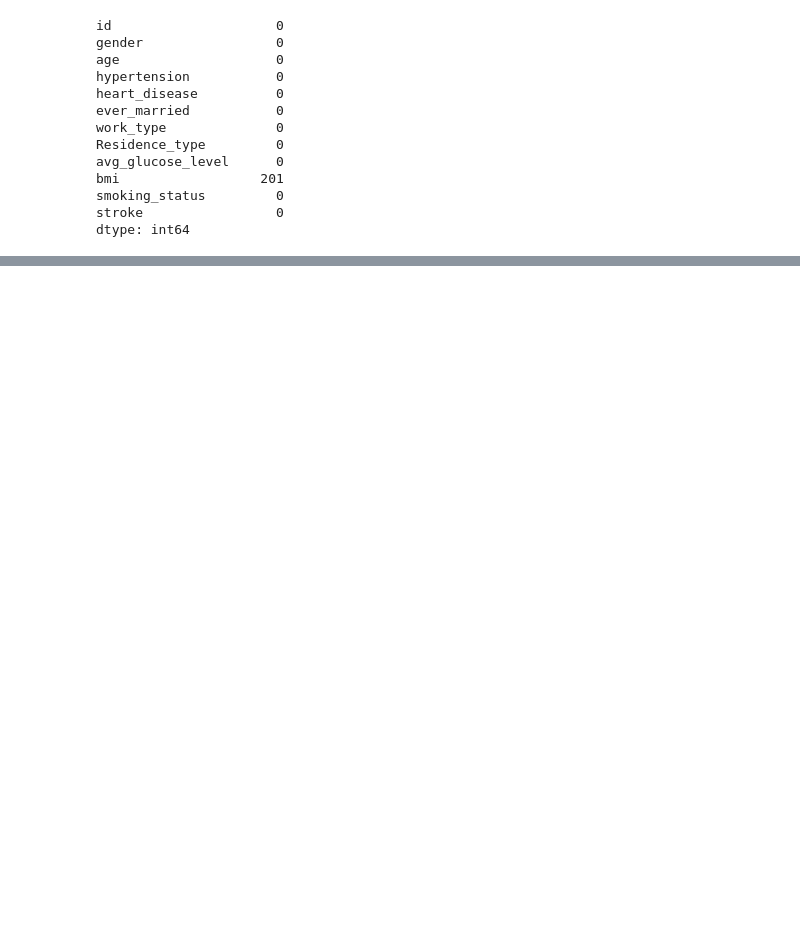
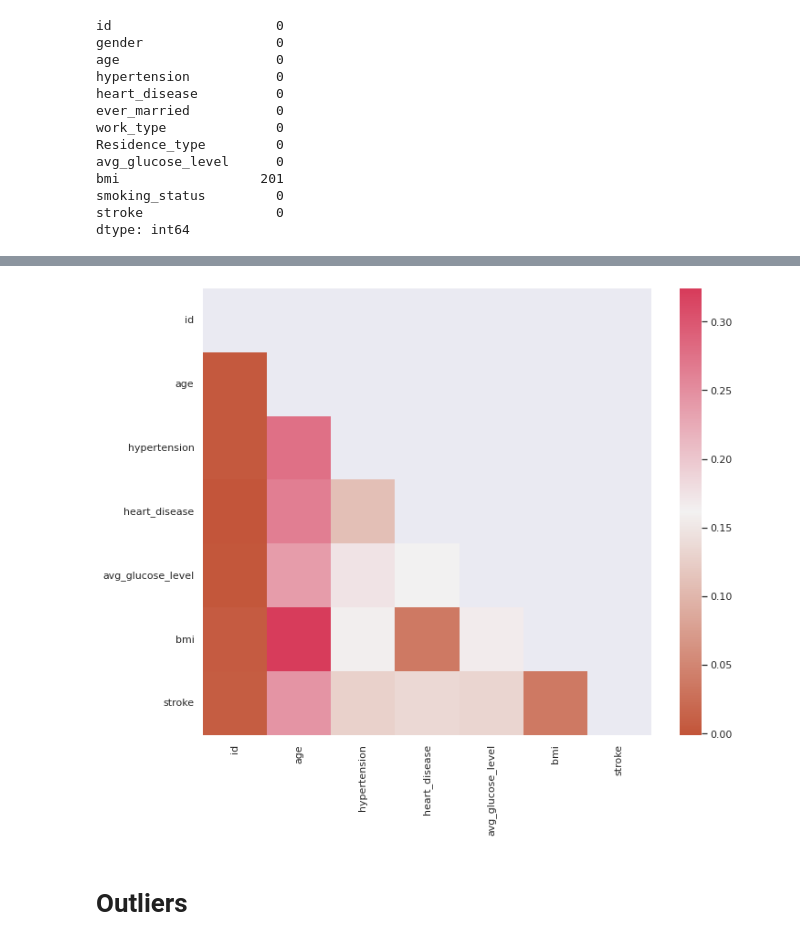
Before and after one commit to firas-akermi/StrokePrediction, a Jupyter notebook: stroke_prediction.ipynb, the cells around one changed output, grey strips where cells are left out. Cells and saved outputs as stored; diff of their text form; code cells hidden in the pictures; blank space fills up the shorter version.

Commit message:
outliers

```diff
--- a/stroke_prediction.ipynb
+++ b/stroke_prediction.ipynb
@@ -20,2 +9,4 @@ data.head()
 # %% [markdown]
 # EDA
+# %%
+data = pd.read_table('data/healthcare-dataset-stroke-data.csv',sep=',')
@@ -94,0 +75,4 @@ AttributeError: 'Styler' object has no attribute 'get'
+# %%
+data=data[data.gender!='Other']
+gender_status= pivot(data,'stroke',['gender', 'ever_married'],'red')
+gender_status
@@ -94,0 +136,15 @@ AttributeError: 'Styler' object has no attribute 'get'
+# %%
+correlation = data.corr()
+def heatmap(corr_matrix):
+    sns.set(style="dark")
+    f, ax = plt.subplots(figsize=(11, 9))
+    mask = np.zeros_like(corr_matrix, dtype=bool)
+    mask[np.triu_indices_from(mask)] = True
+    # Generate a custom diverging colormap
+    cmap = sns.diverging_palette(20, 5, as_cmap=True)
+    sns.heatmap(corr_matrix, mask=mask, cmap=cmap, ax=ax)
+heatmap(correlation)
+# %% [output]
+[figure, added]
+# %% [markdown]
+# Outliers
```
Also changed, not shown: parts of 29 cells of this notebook.
